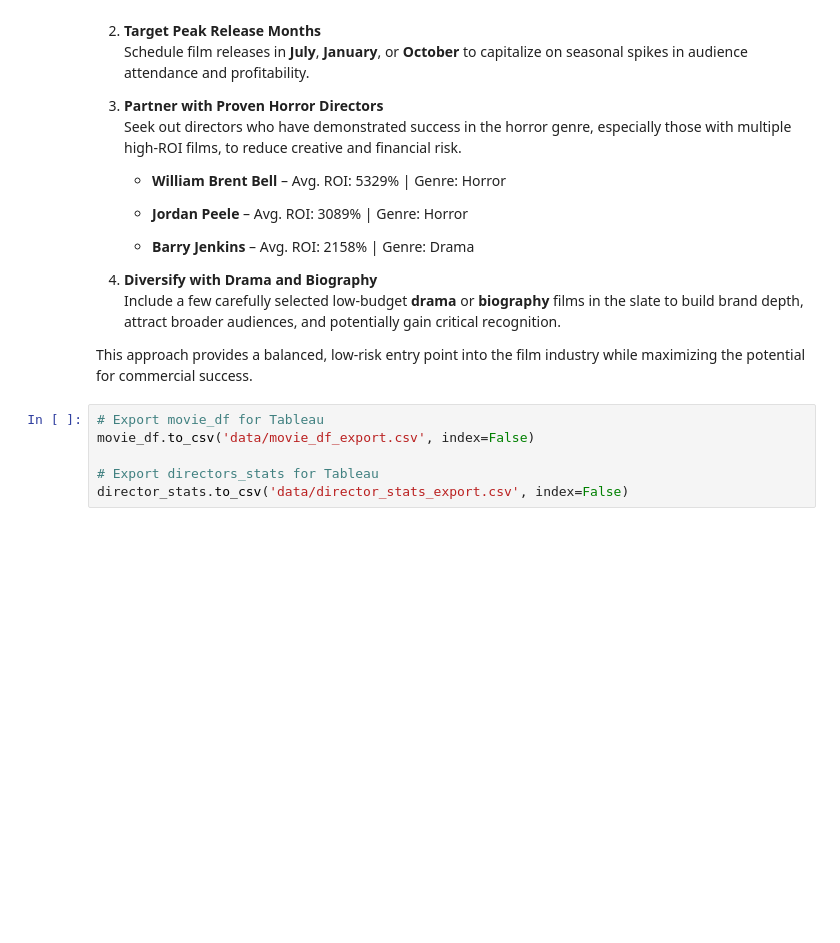
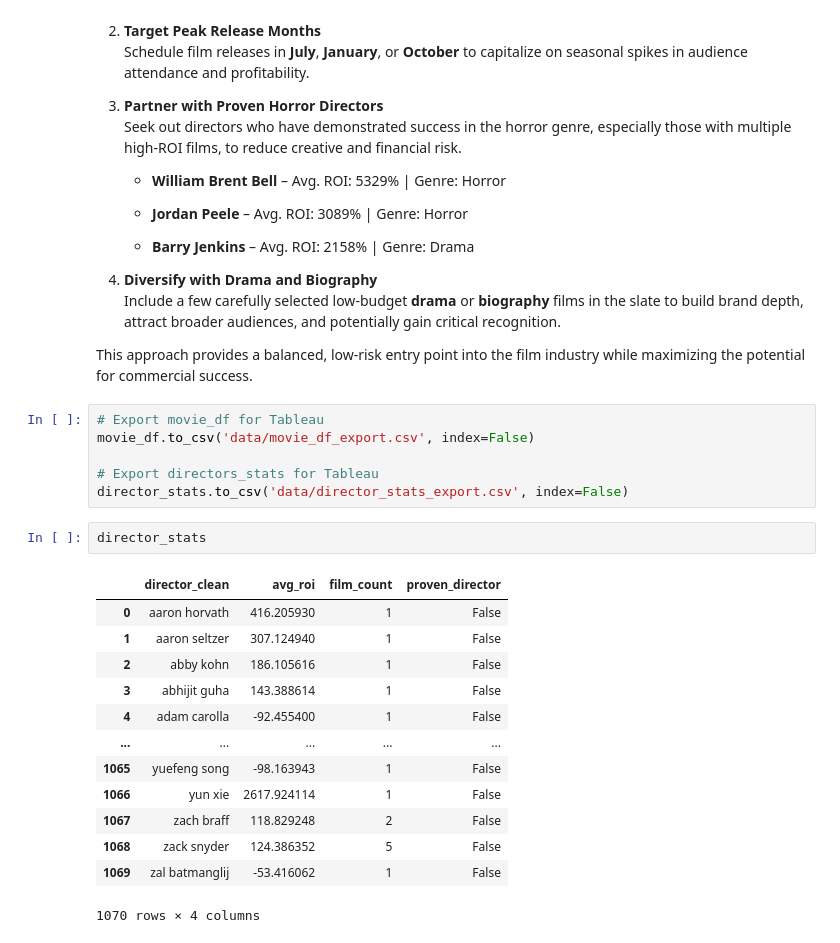
Before and after one commit to patsi-dev/Phase-2-Project-Repository, a Jupyter notebook: index.ipynb, the cells around one changed output. Saved outputs shown, nothing was run; the diff lists cells and outputs as text; blank space fills up the shorter version.

```diff
--- a/index.ipynb
+++ b/index.ipynb
@@ -1226,3 +1226,19 @@ movie_df.to_csv('data/movie_df_export.csv', index=False)
 
 # Export directors_stats for Tableau
 director_stats.to_csv('data/director_stats_export.csv', index=False)
+# %%
+director_stats
+# %% [output]
+|  | director_clean | avg_roi | film_count | proven_director |
+| 0 | aaron horvath | 416.205930 | 1 | False |
+| 1 | aaron seltzer | 307.124940 | 1 | False |
+| 2 | abby kohn | 186.105616 | 1 | False |
+| 3 | abhijit guha | 143.388614 | 1 | False |
+| 4 | adam carolla | -92.455400 | 1 | False |
+| ... | ... | ... | ... | ... |
+| 1065 | yuefeng song | -98.163943 | 1 | False |
+| 1066 | yun xie | 2617.924114 | 1 | False |
+| 1067 | zach braff | 118.829248 | 2 | False |
+| 1068 | zack snyder | 124.386352 | 5 | False |
+| 1069 | zal batmanglij | -53.416062 | 1 | False |
+1070 rows × 4 columns
```
